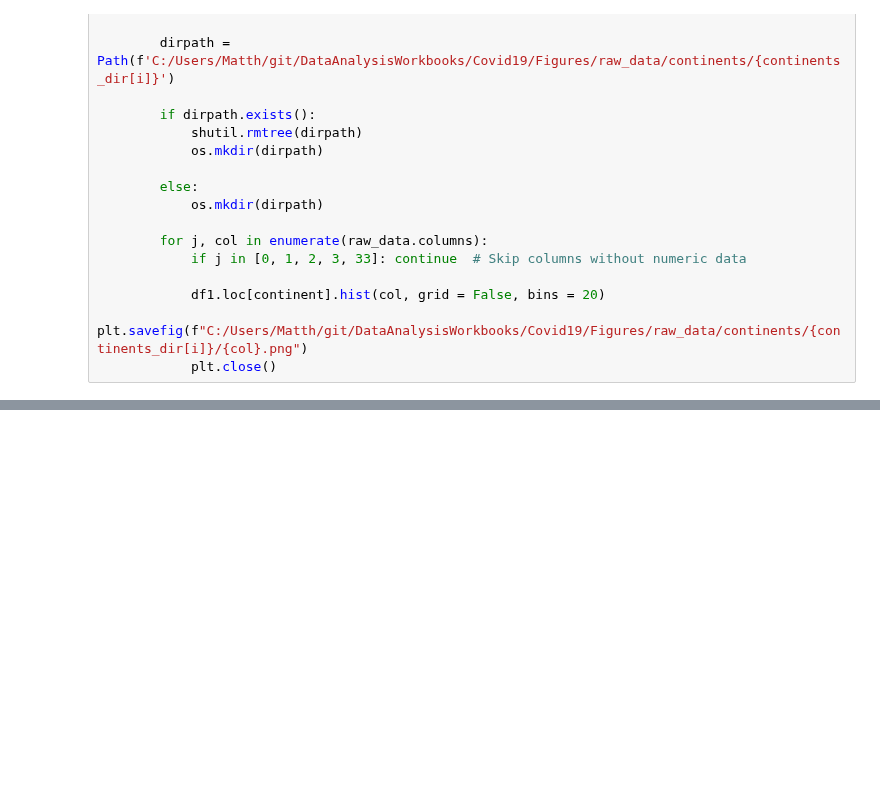
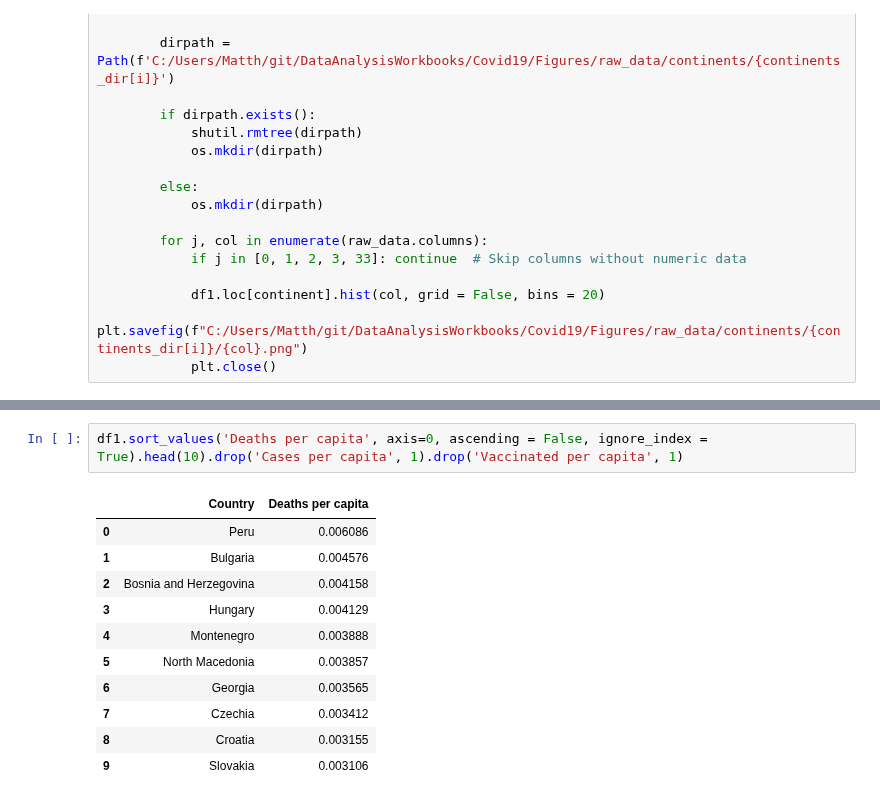
Before and after one commit to msdec321/DataAnalysisWorkbooks, a Jupyter notebook: Covid19/Covid19_workbook.ipynb, the cells around one changed output, grey strips where cells are left out. Saved outputs shown, nothing was run; the diff lists cells and outputs as text; blank space fills up the shorter version.

```diff
--- a/Covid19/Covid19_workbook.ipynb
+++ b/Covid19/Covid19_workbook.ipynb
@@ -160,0 +283,14 @@ if make_continent_histograms:
+# %%
+df1.sort_values('Deaths per capita', axis=0, ascending = False, ignore_index = True).head(10).drop('Cases per capita', 1).drop('Vaccinated per capita', 1)
+# %% [output]
+|  | Country | Deaths per capita |
+| 0 | Peru | 0.006086 |
+| 1 | Bulgaria | 0.004576 |
+| 2 | Bosnia and Herzegovina | 0.004158 |
+| 3 | Hungary | 0.004129 |
+| 4 | Montenegro | 0.003888 |
+| 5 | North Macedonia | 0.003857 |
+| 6 | Georgia | 0.003565 |
+| 7 | Czechia | 0.003412 |
+| 8 | Croatia | 0.003155 |
+| 9 | Slovakia | 0.003106 |
```
Also changed, not shown: parts of 11 cells of this notebook.
